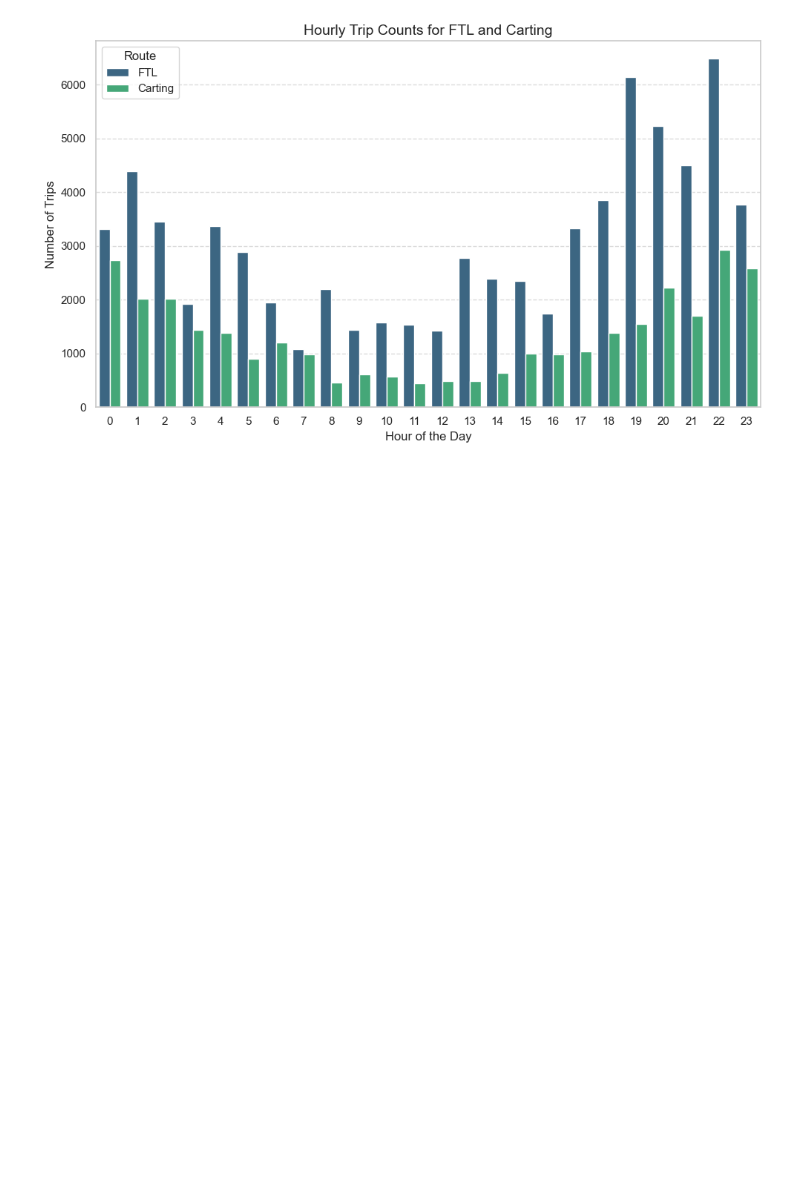
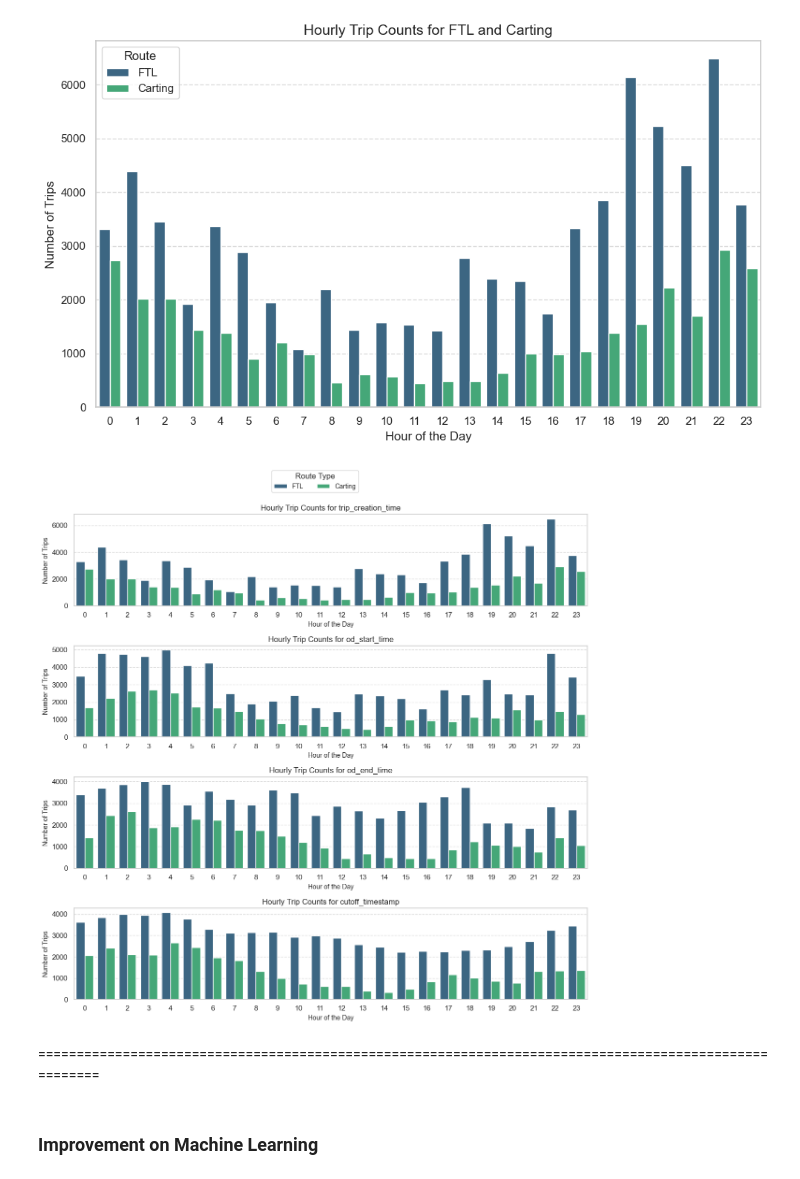
Before and after one commit to qweqwedfa/ProgrammingIndividual, a Jupyter notebook: Improvement_with_python.ipynb, the cells around one changed output. Drawn from its saved outputs; the diff is of its cells as text; code cells hidden in the pictures; blank space fills up the shorter version.

```diff
--- a/Improvement_with_python.ipynb
+++ b/Improvement_with_python.ipynb
@@ -383,3 +630,51 @@ plt.show()
 # it reveals that the overall trend in two transportation are the same but FTL is generally more popular than Catering
 # %% [output]
 [figure]
+# %%
+# time_columns = ['trip_creation_time', 'od_start_time', 'od_end_time', 'cutoff_timestamp']
+# since we have 4 timestamp columns, why not create subplot to verified the pattern
+
+def four_TimeStamp_toDict(TimeCol_):
+    hourly_counts_withRouteTyoe = train_df[[TimeCol_, 'route_type']]
+    hourly_counts_forFTL = train_df[train_df.route_type == 'FTL'][TimeCol_].dt.hour.value_counts().sort_index()
+    hourly_counts_forCarting = train_df[train_df.route_type == 'Carting'][TimeCol_].dt.hour.value_counts().sort_index()
+
+    hourly_counts_df = pd.DataFrame({
+        'Hour': list(hourly_counts_forFTL.index) + list(hourly_counts_forCarting.index),
+        'Count': list(hourly_counts_forFTL.values) + list(hourly_counts_forCarting.values),
+        'Route': ['FTL'] * len(hourly_counts_forFTL) + ['Carting'] * len(hourly_counts_forCarting)
+    })
+
+    return hourly_counts_df
+"""
+for TimeCol_ in time_columns:
+    print(four_TimeStamp_toDict(TimeCol_))
+"""
+
+fig, axes = plt.subplots(4, 1, figsize=(12, 12))
+axes = axes.flatten()
+for idx, TimeCol_ in enumerate(time_columns):
+    hourly_counts_df = four_TimeStamp_toDict(TimeCol_)
+    ax = axes[idx]
+    sns.barplot(
+        x='Hour', y='Count', hue='Route', data=hourly_counts_df, palette='viridis', ax=ax
+    )
+    ax.set_title(f'Hourly Trip Counts for {TimeCol_}', fontsize=12)
+    ax.set_xlabel('Hour of the Day', fontsize=10)
+    ax.set_ylabel('Number of Trips', fontsize=10)
+    ax.grid(axis='y', linestyle='--', alpha=0.7)
+    ax.legend_.remove()
+
+handles, labels = axes[0].get_legend_handles_labels()
+fig.legend(handles, labels, loc='upper center', ncol=2, fontsize=10, title='Route Type')
+
+plt.tight_layout(rect=[0, 0, 1, 0.95])
+plt.show()
+
+# As shown below, the pattern is widely available
+# %% [output]
+[figure, added]
+# %% [markdown]
+=======================================================================================================
+# %% [markdown]
+### Improvement on Machine Learning
```
Also changed, not shown: parts of 14 cells of this notebook.
